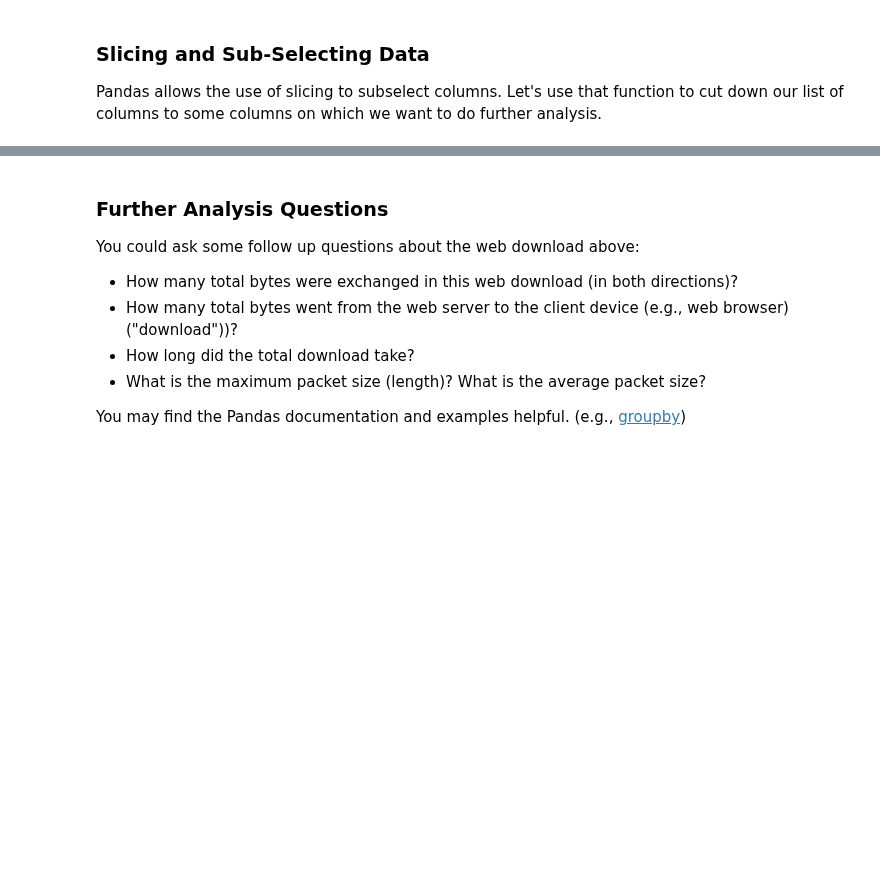
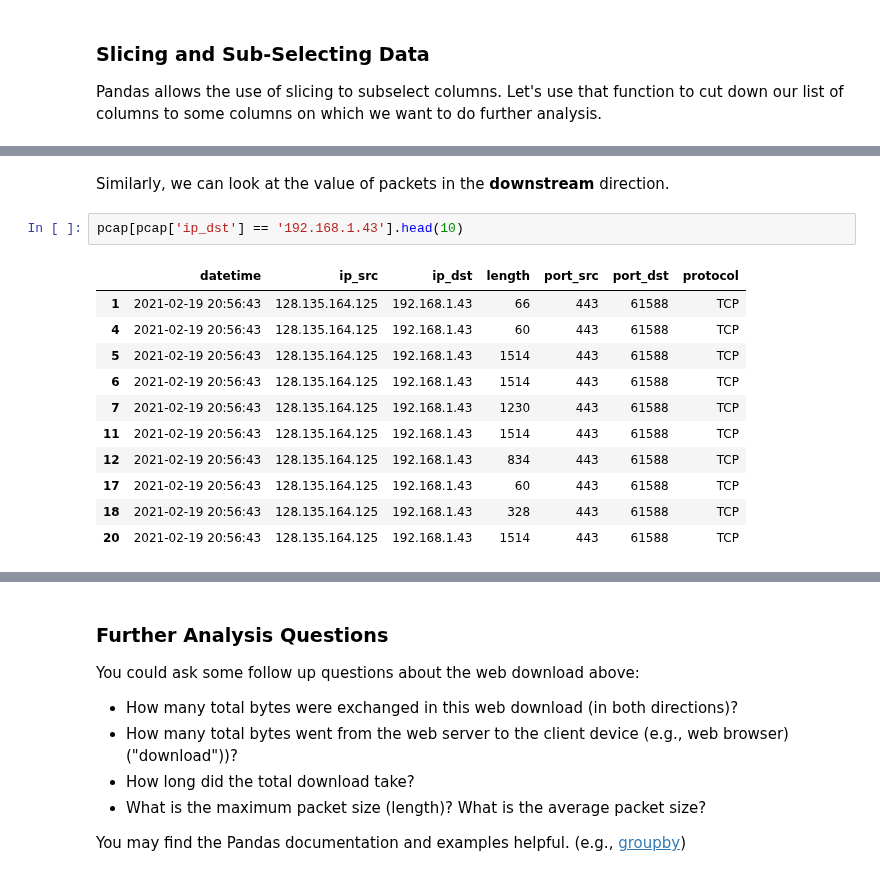
Before and after one commit to noise-lab/ml-networking, a Jupyter notebook: notebooks/0-Packet Capture Analysis.ipynb, the cells around one changed output, grey strips where cells are left out. Cells and saved outputs as stored; diff of their text form; blank space fills up the shorter version.

```diff
--- a/notebooks/0-Packet Capture Analysis.ipynb
+++ b/notebooks/0-Packet Capture Analysis.ipynb
@@ -114,0 +117,16 @@ pcap[pcap['ip_src'] == '192.168.1.23'].head(10)
+# %% [markdown]
+Similarly, we can look at the value of packets in the **downstream** direction.
+# %%
+pcap[pcap['ip_dst'] == '192.168.1.43'].head(10)
+# %% [output]
+|  | datetime | ip_src | ip_dst | length | port_src | port_dst | protocol |
+| 1 | 2021-02-19 20:56:43 | 128.135.164.125 | 192.168.1.43 | 66 | 443 | 61588 | TCP |
+| 4 | 2021-02-19 20:56:43 | 128.135.164.125 | 192.168.1.43 | 60 | 443 | 61588 | TCP |
+| 5 | 2021-02-19 20:56:43 | 128.135.164.125 | 192.168.1.43 | 1514 | 443 | 61588 | TCP |
+| 6 | 2021-02-19 20:56:43 | 128.135.164.125 | 192.168.1.43 | 1514 | 443 | 61588 | TCP |
+| 7 | 2021-02-19 20:56:43 | 128.135.164.125 | 192.168.1.43 | 1230 | 443 | 61588 | TCP |
+| 11 | 2021-02-19 20:56:43 | 128.135.164.125 | 192.168.1.43 | 1514 | 443 | 61588 | TCP |
+| 12 | 2021-02-19 20:56:43 | 128.135.164.125 | 192.168.1.43 | 834 | 443 | 61588 | TCP |
+| 17 | 2021-02-19 20:56:43 | 128.135.164.125 | 192.168.1.43 | 60 | 443 | 61588 | TCP |
+| 18 | 2021-02-19 20:56:43 | 128.135.164.125 | 192.168.1.43 | 328 | 443 | 61588 | TCP |
+| 20 | 2021-02-19 20:56:43 | 128.135.164.125 | 192.168.1.43 | 1514 | 443 | 61588 | TCP |
```
Also changed, not shown: parts of 13 cells of this notebook, 1 other file.
